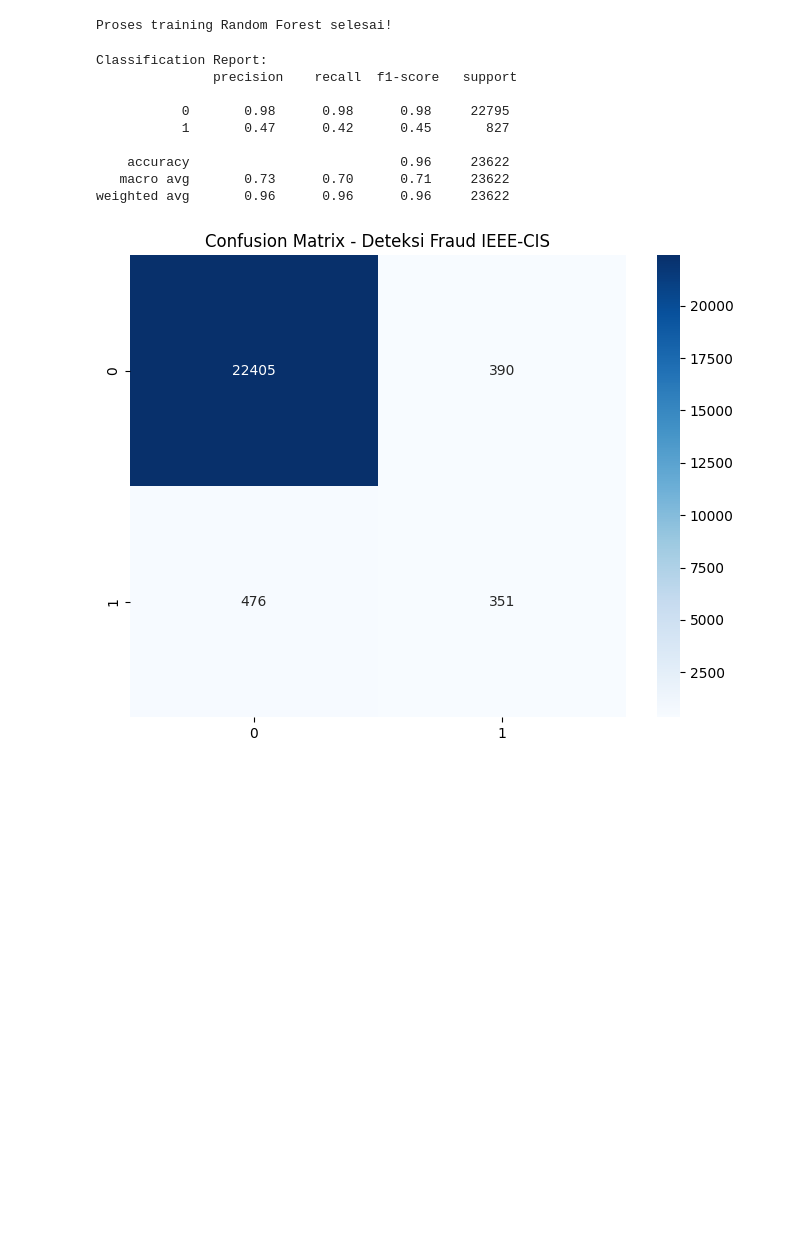
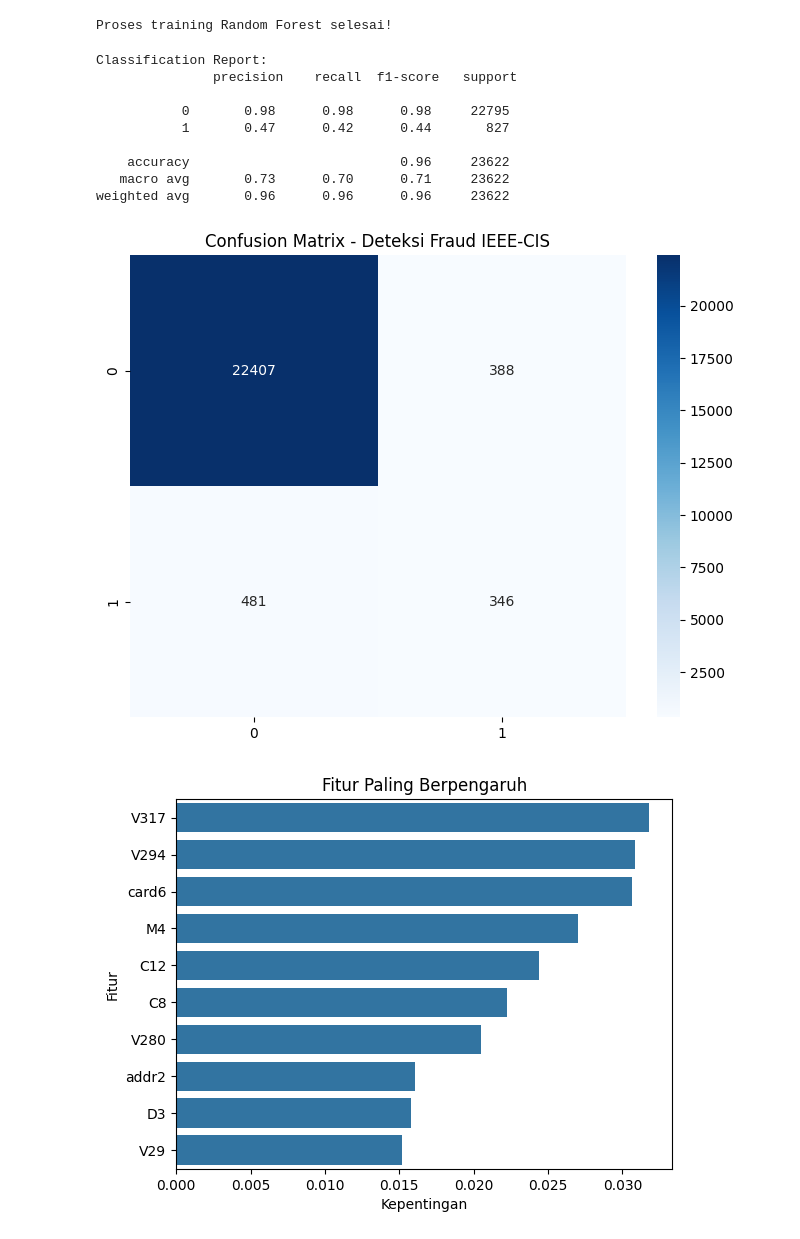
Before and after one commit to MhThorq/AnomaliEwallet, a Jupyter notebook: Fraud_Detect.ipynb, the cells around one changed output. Cells and saved outputs as stored; diff of their text form; code cells hidden in the pictures; blank space fills up the shorter version.

```diff
--- a/Fraud_Detect.ipynb
+++ b/Fraud_Detect.ipynb
@@ -21,16 +21,3 @@ df.head()
 | 3 | 2987003 | 0 | 86499 | 50.0 | W | 18132 | 567.0 | 150.0 | mastercard | ... |
 | 4 | 2987004 | 0 | 86506 | 50.0 | H | 4497 | 514.0 | 150.0 | mastercard | ... |
 5 rows × 434 columns
-# %%
-# Mengisi nilai kosong dengan -999 (standar untuk dataset ini agar model tahu itu data hilang)
-df = df.fillna(-999)
-
-# Encoding kolom kategorikal (objek) menjadi angka
-from sklearn.preprocessing import LabelEncoder
-
-cat_cols = df.select_dtypes(include=['object']).columns
-for col in cat_cols:
-    le = LabelEncoder()
-    df[col] = le.fit_transform(df[col].astype(str))
-
-print("Pre-processing selesai: Nilai kosong diisi dan kolom kategori telah di-encode.")
@@ -38,0 +24,19 @@ Pre-processing selesai: Nilai kosong diisi dan kolom kategori telah di-encode.
+# %%
+# 1. Identifikasi kolom berdasarkan tipenya
+cat_cols = df.select_dtypes(include=['object']).columns
+num_cols = df.select_dtypes(exclude=['object']).columns
+
+# 2. Imputasi kolom kategorikal dengan string khusus
+df[cat_cols] = df[cat_cols].fillna('MISSING')
+
+# 3. Imputasi kolom numerik dengan nilai di luar jangkauan data (misal -999)
+df[num_cols] = df[num_cols].fillna(-999)
+
+# 4. Lanjutkan dengan Label Encoding untuk kolom kategorikal
+from sklearn.preprocessing import LabelEncoder
+for col in cat_cols:
+    le = LabelEncoder()
+    # Tidak perlu astype(str) lagi karena sudah diisi dengan 'MISSING'
+    df[col] = le.fit_transform(df[col])
+
+print("Pre-processing selesai: Imputasi dipisahkan antara numerik (-999) dan kategorikal ('MISSING').")
@@ -147,9 +153,21 @@ Classification Report:
                precision    recall  f1-score   support
 
            0       0.98      0.98      0.98     22795
-           1       0.47      0.42      0.45       827
+           1       0.47      0.42      0.44       827
 
     accuracy                           0.96     23622
    macro avg       0.73      0.70      0.71     23622
 weighted avg       0.96      0.96      0.96     23622
 [figure]
+# %%
+importances = rf_model.feature_importances_
+feature_names = X.columns
+feature_importance_df = pd.DataFrame({'Fitur': feature_names, 'Kepentingan': importances})
+feature_importance_df = feature_importance_df.sort_values(by='Kepentingan', ascending=False)
+
+# Visualisasi 10 fitur teratas
+sns.barplot(x='Kepentingan', y='Fitur', data=feature_importance_df.head(10))
+plt.title('Fitur Paling Berpengaruh')
+plt.show()
+# %% [output]
+[figure, added]
```
Also changed, not shown: parts of 4 cells of this notebook.
